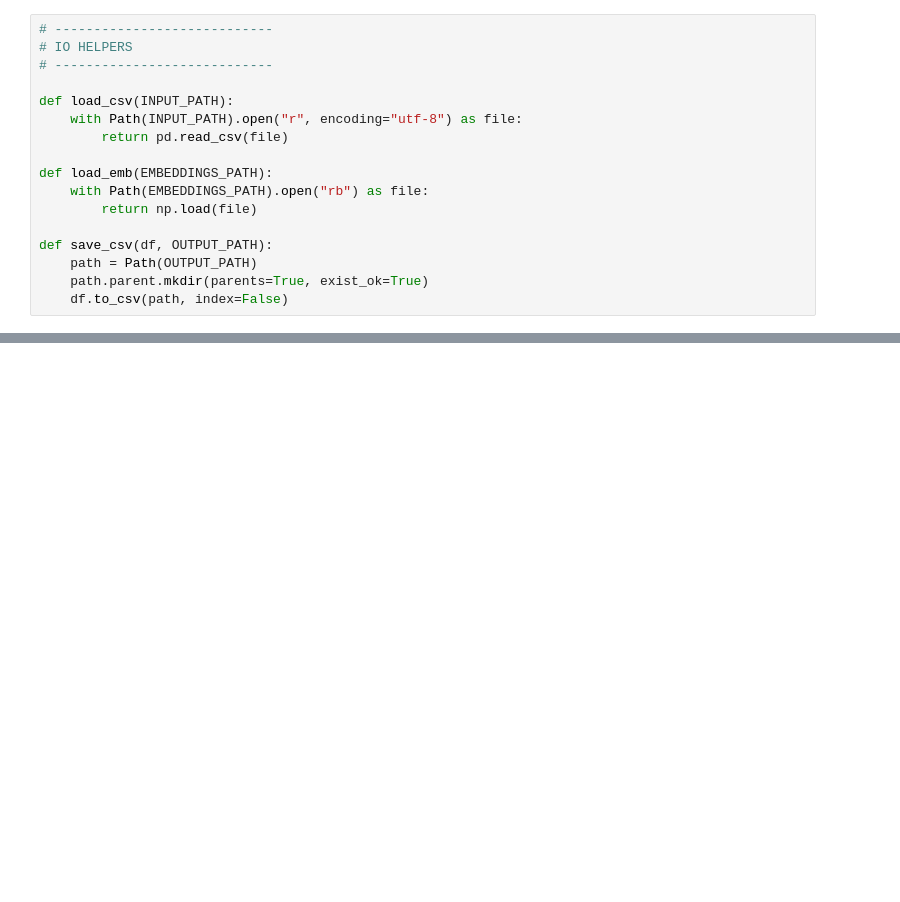
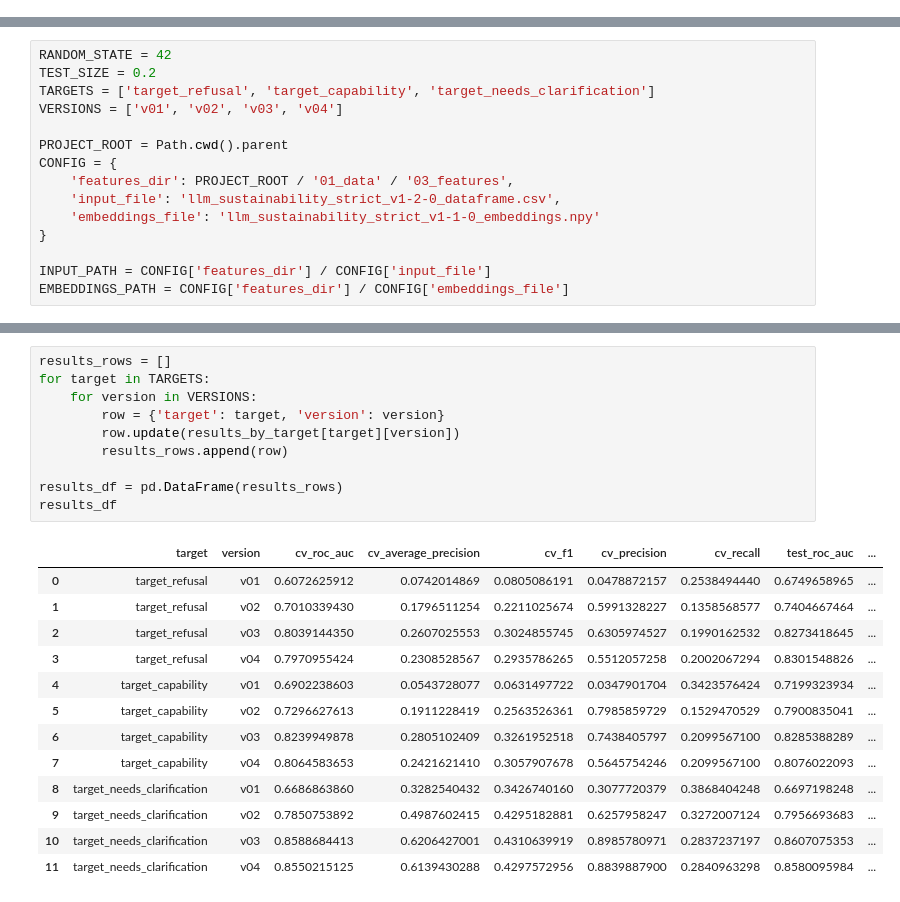
Before and after one commit to Thoericht/llm-sustainability-analysis, a Jupyter notebook: 02_notebooks/04_sustainability_modelling_ran_forest.ipynb, the cells around one changed output, grey strips where cells are left out. Saved outputs shown, nothing was run; the diff lists cells and outputs as text; blank space fills up the shorter version.

Commit message:
update baseline random forest models

```diff
--- a/02_notebooks/04_sustainability_modelling_ran_forest.ipynb
+++ b/02_notebooks/04_sustainability_modelling_ran_forest.ipynb
@@ -66,17 +25,0 @@ EMBEDDINGS_PATH: c:\Users\heike\Desktop\Stackfuel\Portfolio\llm-sustainability-a
-# %%
-# ----------------------------
-# IO HELPERS
-# ----------------------------
-
-def load_csv(INPUT_PATH):
-    with Path(INPUT_PATH).open("r", encoding="utf-8") as file:
-        return pd.read_csv(file)
-
-def load_emb(EMBEDDINGS_PATH):
-    with Path(EMBEDDINGS_PATH).open("rb") as file:
-        return np.load(file)
-
-def save_csv(df, OUTPUT_PATH):
-    path = Path(OUTPUT_PATH)
-    path.parent.mkdir(parents=True, exist_ok=True)
-    df.to_csv(path, index=False)
@@ -732,0 +26,15 @@ Overall, the findings indicate that semantic representations are the main source
+# %%
+RANDOM_STATE = 42
+TEST_SIZE = 0.2
+TARGETS = ['target_refusal', 'target_capability', 'target_needs_clarification']
+VERSIONS = ['v01', 'v02', 'v03', 'v04']
+
+PROJECT_ROOT = Path.cwd().parent
+CONFIG = {
+    'features_dir': PROJECT_ROOT / '01_data' / '03_features',
+    'input_file': 'llm_sustainability_strict_v1-2-0_dataframe.csv',
+    'embeddings_file': 'llm_sustainability_strict_v1-1-0_embeddings.npy'
+}
+
+INPUT_PATH = CONFIG['features_dir'] / CONFIG['input_file']
+EMBEDDINGS_PATH = CONFIG['features_dir'] / CONFIG['embeddings_file']
@@ -732,0 +258,24 @@ Overall, the findings indicate that semantic representations are the main source
+# %%
+results_rows = []
+for target in TARGETS:
+    for version in VERSIONS:
+        row = {'target': target, 'version': version}
+        row.update(results_by_target[target][version])
+        results_rows.append(row)
+
+results_df = pd.DataFrame(results_rows)
+results_df
+# %% [output]
+|  | target | version | cv_roc_auc | cv_average_precision | cv_f1 | cv_precision | cv_recall | test_roc_auc | ... |
+| 0 | target_refusal | v01 | 0.6072625912 | 0.0742014869 | 0.0805086191 | 0.0478872157 | 0.2538494440 | 0.6749658965 | ... |
+| 1 | target_refusal | v02 | 0.7010339430 | 0.1796511254 | 0.2211025674 | 0.5991328227 | 0.1358568577 | 0.7404667464 | ... |
+| 2 | target_refusal | v03 | 0.8039144350 | 0.2607025553 | 0.3024855745 | 0.6305974527 | 0.1990162532 | 0.8273418645 | ... |
+| 3 | target_refusal | v04 | 0.7970955424 | 0.2308528567 | 0.2935786265 | 0.5512057258 | 0.2002067294 | 0.8301548826 | ... |
+| 4 | target_capability | v01 | 0.6902238603 | 0.0543728077 | 0.0631497722 | 0.0347901704 | 0.3423576424 | 0.7199323934 | ... |
+| 5 | target_capability | v02 | 0.7296627613 | 0.1911228419 | 0.2563526361 | 0.7985859729 | 0.1529470529 | 0.7900835041 | ... |
+| 6 | target_capability | v03 | 0.8239949878 | 0.2805102409 | 0.3261952518 | 0.7438405797 | 0.2099567100 | 0.8285388289 | ... |
+| 7 | target_capability | v04 | 0.8064583653 | 0.2421621410 | 0.3057907678 | 0.5645754246 | 0.2099567100 | 0.8076022093 | ... |
+| 8 | target_needs_clarification | v01 | 0.6686863860 | 0.3282540432 | 0.3426740160 | 0.3077720379 | 0.3868404248 | 0.6697198248 | ... |
+| 9 | target_needs_clarification | v02 | 0.7850753892 | 0.4987602415 | 0.4295182881 | 0.6257958247 | 0.3272007124 | 0.7956693683 | ... |
+| 10 | target_needs_clarification | v03 | 0.8588684413 | 0.6206427001 | 0.4310639919 | 0.8985780971 | 0.2837237197 | 0.8607075353 | ... |
+| 11 | target_needs_clarification | v04 | 0.8550215125 | 0.6139430288 | 0.4297572956 | 0.8839887900 | 0.2840963298 | 0.8580095984 | ... |
```
Also changed, not shown: parts of 28 cells of this notebook.
